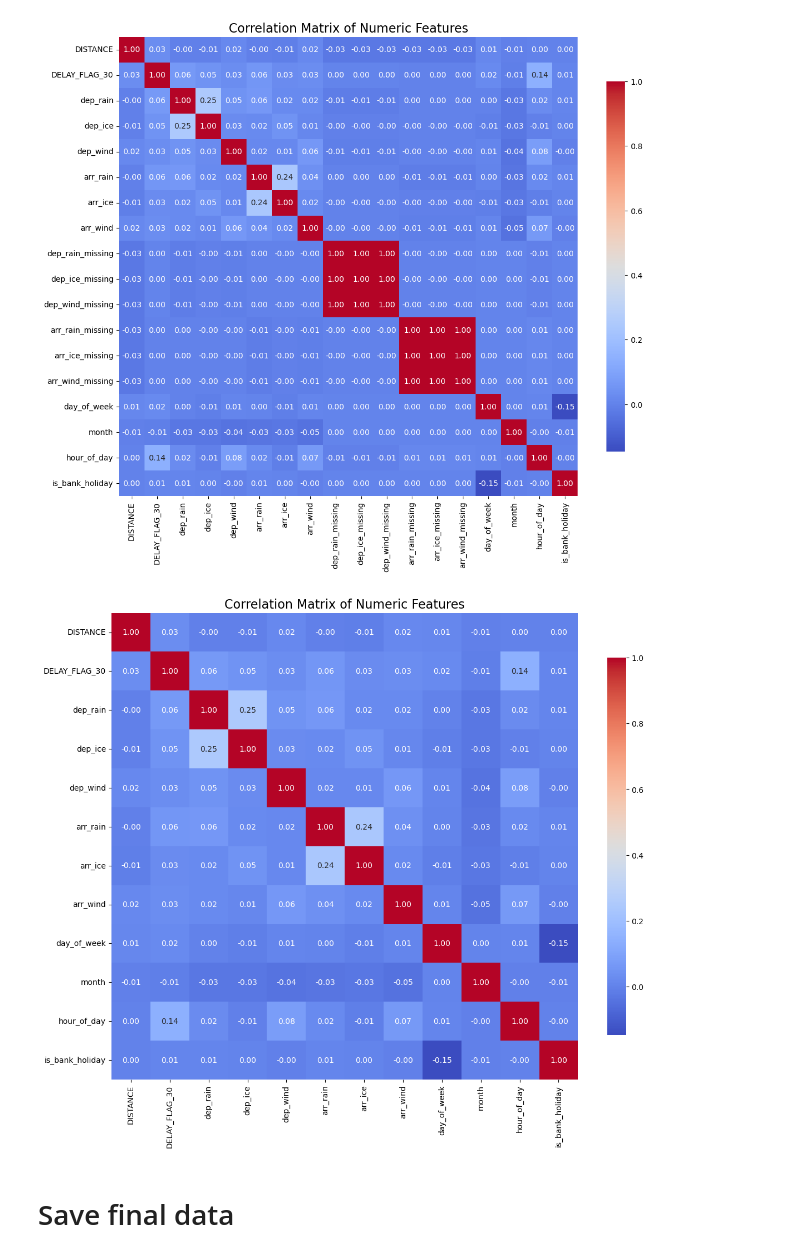
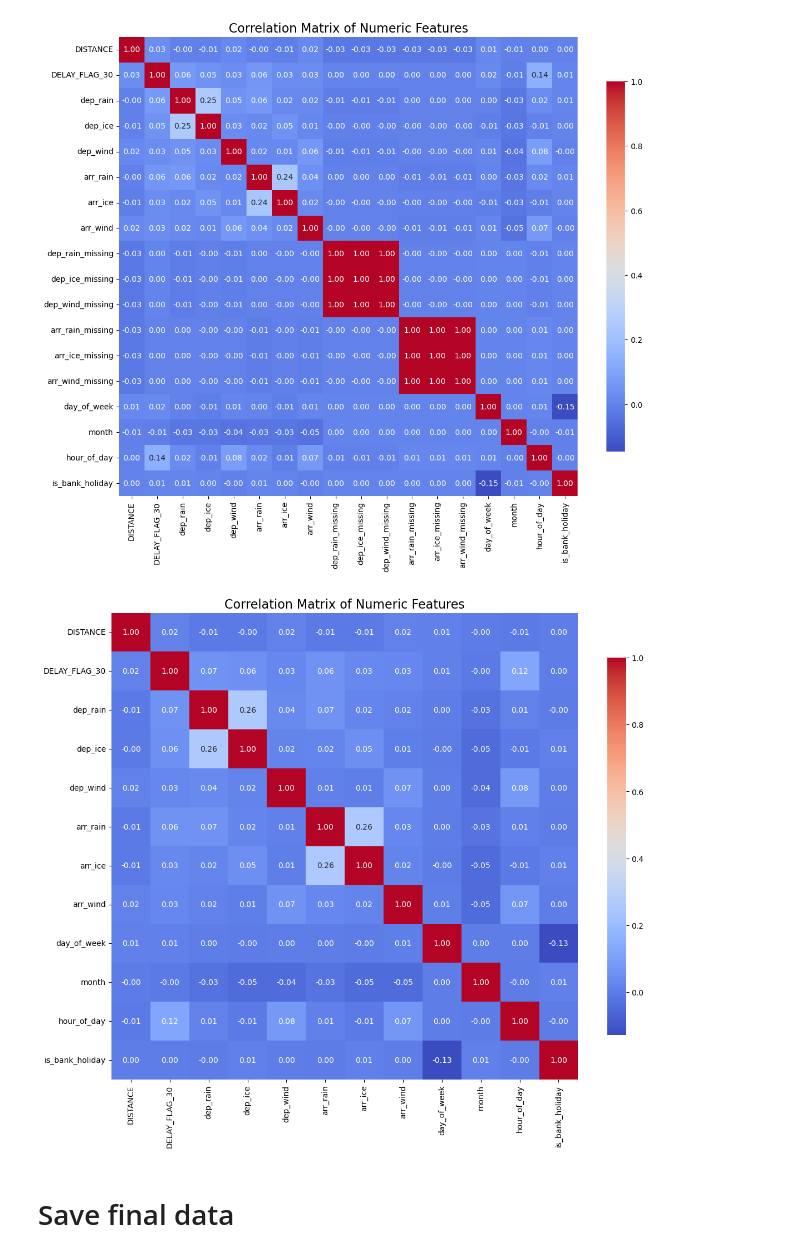
Before and after one commit to Harish8622/Aero-delay-prediction, a Jupyter notebook: notebooks/eda-preprocessing.ipynb, the cells around one changed output. Drawn from its saved outputs; the diff is of its cells as text; code cells hidden in the pictures.

```diff
--- a/notebooks/eda-preprocessing.ipynb
+++ b/notebooks/eda-preprocessing.ipynb
@@ -688,23 +688,23 @@ df_dropped.drop(columns=[
 ], inplace=True)
 # %%
 # Keep only numeric columns
-numeric_df = df_dropped.select_dtypes(include=['number'])
+numeric_df = df_test.select_dtypes(include=['number'])
 
 # Plot correlation heatmap
 plt.figure(figsize=(12, 10))
 sns.heatmap(
     numeric_df.corr(),
     annot=True,
     fmt=".2f",
     cmap='coolwarm',
     square=True,
     cbar_kws={"shrink": 0.8}
 )
 plt.title('Correlation Matrix of Numeric Features', fontsize=16)
 plt.tight_layout()
 plt.show()
 # %% [output]
-[figure, old version]
+[figure, new version]
 # %% [markdown]
 # Save final data
 # %%
```
Also changed, not shown: parts of 3 cells of this notebook, 20 other files.
